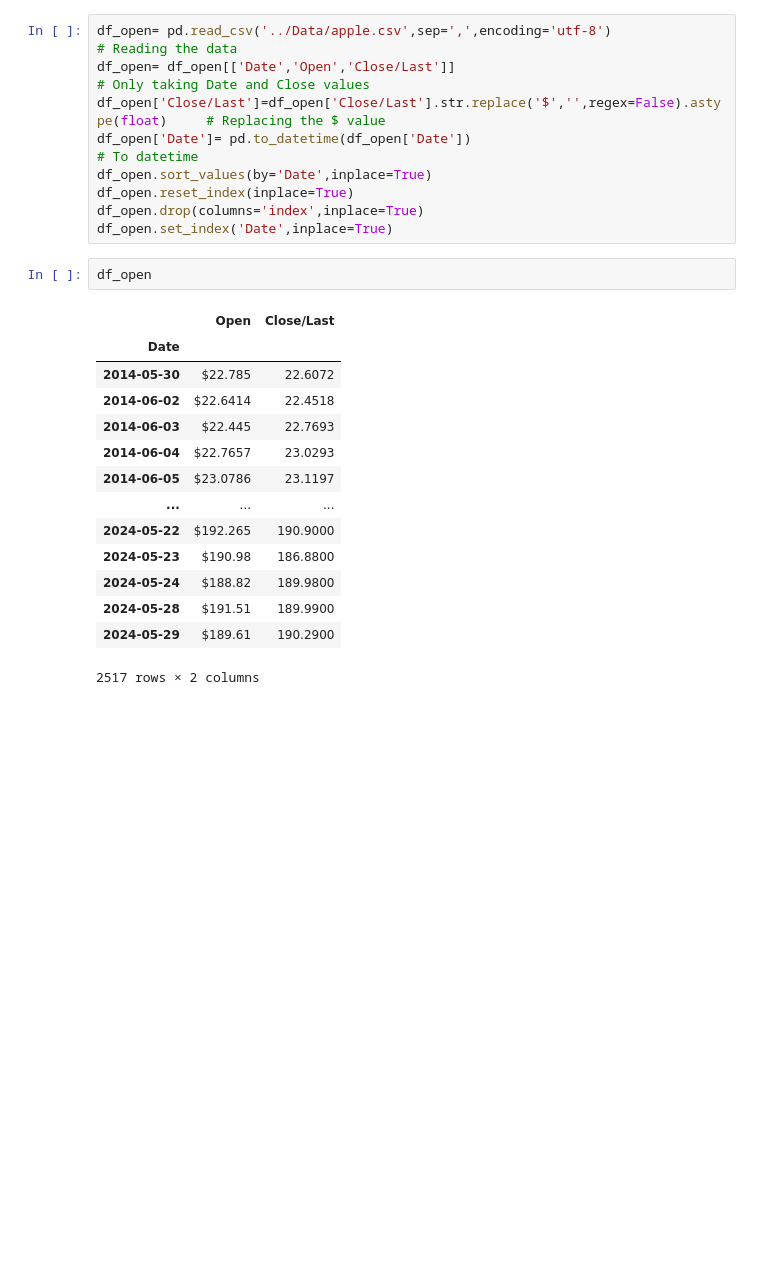
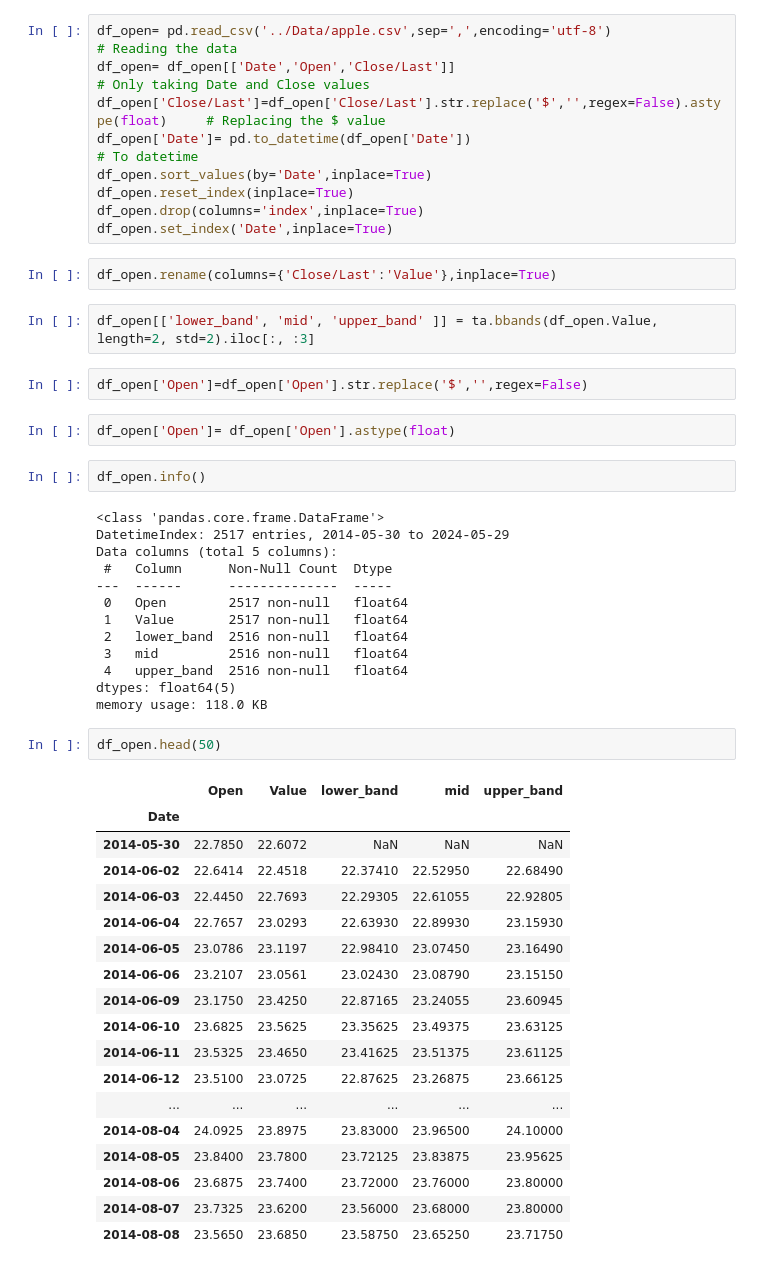
Before and after one commit to carlosgutierrezch/LSTM_Forecast, a Jupyter notebook: notebooks/EDA.ipynb, the cells around one changed output. Saved outputs shown, nothing was run; the diff lists cells and outputs as text; blank space fills up the shorter version.

```diff
--- a/notebooks/EDA.ipynb
+++ b/notebooks/EDA.ipynb
@@ -319,20 +322,47 @@ df_open.sort_values(by='Date',inplace=True)
 df_open.reset_index(inplace=True)
 df_open.drop(columns='index',inplace=True)
 df_open.set_index('Date',inplace=True)
+# %%
+df_open.rename(columns={'Close/Last':'Value'},inplace=True)
+# %%
+df_open[['lower_band', 'mid', 'upper_band' ]] = ta.bbands(df_open.Value, length=2, std=2).iloc[:, :3]
+# %%
+df_open['Open']=df_open['Open'].str.replace('$','',regex=False)
+# %%
+df_open['Open']= df_open['Open'].astype(float)
 # %%
-df_open
+df_open.info()
 # %% [output]
-|  | Open | Close/Last |
-| Date |  |  |
-| 2014-05-30 | $22.785 | 22.6072 |
-| 2014-06-02 | $22.6414 | 22.4518 |
-| 2014-06-03 | $22.445 | 22.7693 |
-| 2014-06-04 | $22.7657 | 23.0293 |
-| 2014-06-05 | $23.0786 | 23.1197 |
-| ... | ... | ... |
-| 2024-05-22 | $192.265 | 190.9000 |
-| 2024-05-23 | $190.98 | 186.8800 |
-| 2024-05-24 | $188.82 | 189.9800 |
-| 2024-05-28 | $191.51 | 189.9900 |
-| 2024-05-29 | $189.61 | 190.2900 |
-2517 rows × 2 columns
+<class 'pandas.core.frame.DataFrame'>
+DatetimeIndex: 2517 entries, 2014-05-30 to 2024-05-29
+Data columns (total 5 columns):
+ #   Column      Non-Null Count  Dtype
+---  ------      --------------  -----
+ 0   Open        2517 non-null   float64
+ 1   Value       2517 non-null   float64
+ 2   lower_band  2516 non-null   float64
+ 3   mid         2516 non-null   float64
+ 4   upper_band  2516 non-null   float64
+dtypes: float64(5)
+memory usage: 118.0 KB
+# %%
+df_open.head(50)
+# %% [output]
+|  | Open | Value | lower_band | mid | upper_band |
+| Date |  |  |  |  |  |
+| 2014-05-30 | 22.7850 | 22.6072 | NaN | NaN | NaN |
+| 2014-06-02 | 22.6414 | 22.4518 | 22.37410 | 22.52950 | 22.68490 |
+| 2014-06-03 | 22.4450 | 22.7693 | 22.29305 | 22.61055 | 22.92805 |
+| 2014-06-04 | 22.7657 | 23.0293 | 22.63930 | 22.89930 | 23.15930 |
+| 2014-06-05 | 23.0786 | 23.1197 | 22.98410 | 23.07450 | 23.16490 |
+| 2014-06-06 | 23.2107 | 23.0561 | 23.02430 | 23.08790 | 23.15150 |
+| 2014-06-09 | 23.1750 | 23.4250 | 22.87165 | 23.24055 | 23.60945 |
+| 2014-06-10 | 23.6825 | 23.5625 | 23.35625 | 23.49375 | 23.63125 |
+| 2014-06-11 | 23.5325 | 23.4650 | 23.41625 | 23.51375 | 23.61125 |
+| 2014-06-12 | 23.5100 | 23.0725 | 22.87625 | 23.26875 | 23.66125 |
+| ... | ... | ... | ... | ... | ... |
+| 2014-08-04 | 24.0925 | 23.8975 | 23.83000 | 23.96500 | 24.10000 |
+| 2014-08-05 | 23.8400 | 23.7800 | 23.72125 | 23.83875 | 23.95625 |
+| 2014-08-06 | 23.6875 | 23.7400 | 23.72000 | 23.76000 | 23.80000 |
+| 2014-08-07 | 23.7325 | 23.6200 | 23.56000 | 23.68000 | 23.80000 |
+| 2014-08-08 | 23.5650 | 23.6850 | 23.58750 | 23.65250 | 23.71750 |
```
Also changed, not shown: parts of 4 cells of this notebook.
